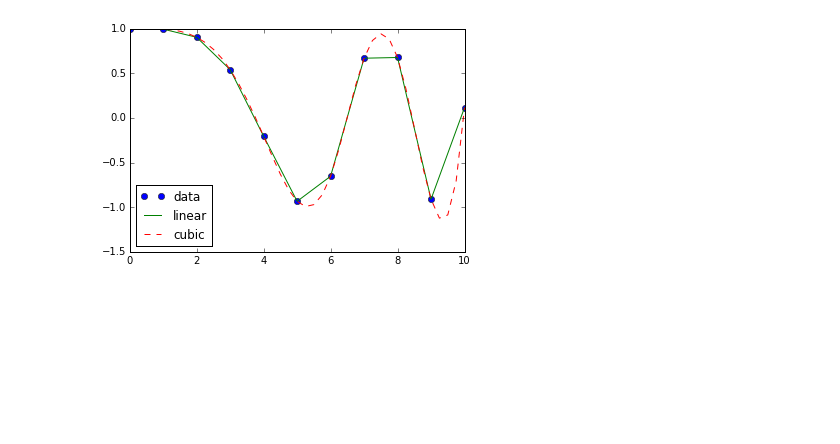
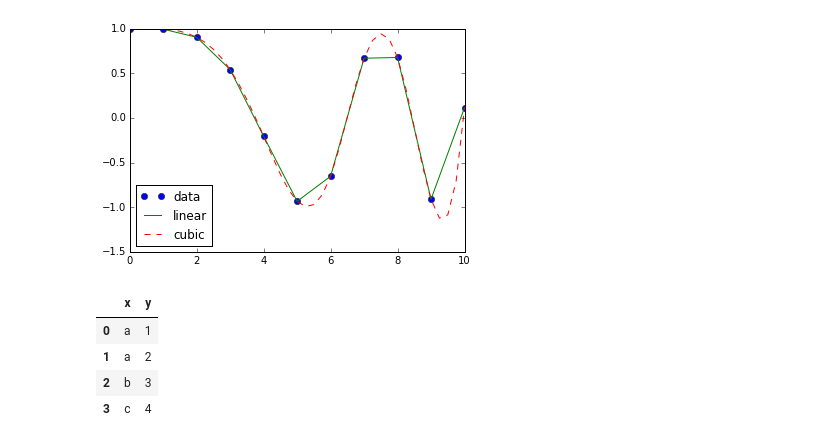
Before and after one commit to SEL-Columbia/infrastructure-planning, a Jupyter notebook: experiments/get-population-consumption-curve-points.ipynb, the cells around one changed output. Saved outputs shown, nothing was run; the diff lists cells and outputs as text; code cells hidden in the pictures; blank space fills up the shorter version.

```diff
--- a/experiments/get-population-consumption-curve-points.ipynb
+++ b/experiments/get-population-consumption-curve-points.ipynb
@@ -584,0 +587,9 @@ print get_country_population_consumption_packs(2015, region_name, income_group_n
+# %%
+t = DataFrame([['a', 1], ['a', 2], ['b', 3], ['c', 4]], columns=['x', 'y'])
+t
+# %% [output]
+|  | x | y |
+| 0 | a | 1 |
+| 1 | a | 2 |
+| 2 | b | 3 |
+| 3 | c | 4 |
```
Also changed, not shown: parts of 2 cells of this notebook, 3 other files.
